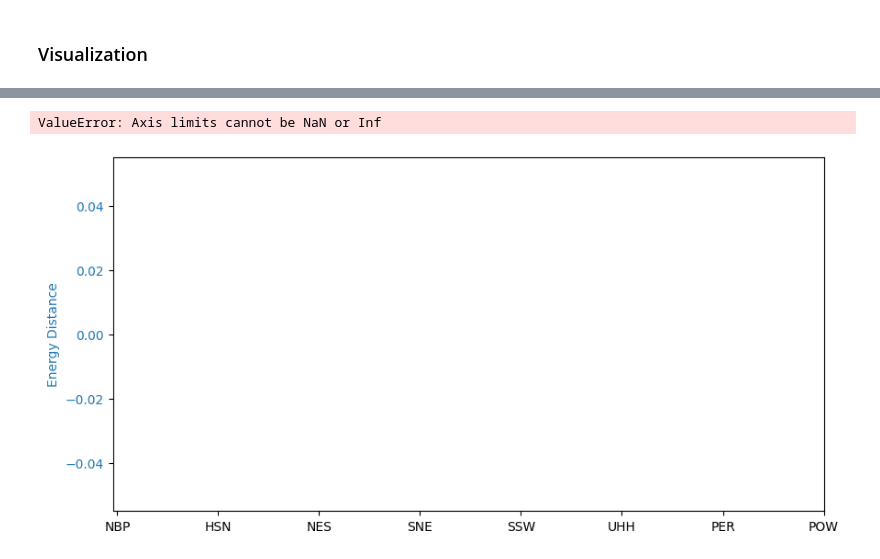
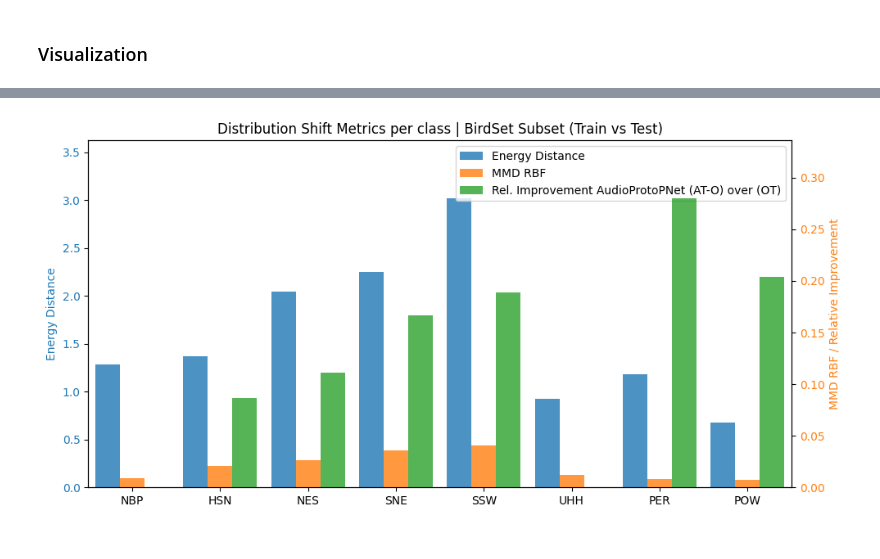
Before and after one commit to DBD-research-group/UncertainBird, a Jupyter notebook: notebooks/distribution-shift/Distribution_Shift_BirdSet.ipynb, the cells around one changed output, grey strips where cells are left out. Saved outputs shown, nothing was run; the diff lists cells and outputs as text; code cells hidden in the pictures.

```diff
--- a/notebooks/distribution-shift/Distribution_Shift_BirdSet.ipynb
+++ b/notebooks/distribution-shift/Distribution_Shift_BirdSet.ipynb
@@ -368,3 +395,7 @@ torch.save(data, "/workspace/data_birdset/processed_birdset_waveforms_labels.pt"
+# %%
+# load data from disk
+import torch
+data = torch.load("/workspace/data_birdset/processed_birdset_waveforms_embeddings_labels_metrics.pt")
 # %% [markdown]
 ### Compute MMD and Energy distance on waveforms
 # %%
@@ -470,0 +527,32 @@ dict_keys(['train', 'test', 'energy_distance_train_test', 'mmd_rbf_train_test',
+# %%
+# compute based on embeddings
+from uncertainbird.utils.distributionshift import energy_distance, mmd_rbf, frechet_distance
+for subset in data.keys():
+    for split in ["train", "test"]:
+        print(f"Processing subset {subset} split {split}")
+        embeddings = data[subset][split]["embeddings"]
+        labels = data[subset][split]["labels"]
+        print(f"Subset {subset} Split {split}: Embeddings shape: {embeddings.shape}, Labels shape: {labels.shape}")
+    # distance between train and test splits
+    if "train" in data[subset] and "test" in data[subset]:
+        x_train = data[subset]["train"]["embeddings"].float()
+        x_test = data[subset]["test"]["embeddings"].float()
+        # x_train/test shape: (N, 1, T) -> (N, T)
+        if x_train.dim() == 3 and x_train.size(1) == 1:
+            x_train = x_train.squeeze(1)
+        if x_test.dim() == 3 and x_test.size(1) == 1:
+            x_test = x_test.squeeze(1)
+        # check if shapes align otherwise use the min length
+        min_length = min(x_train.shape[0], x_test.shape[0])
+        x_train = x_train[:min_length]
+        x_test = x_test[:min_length]
+        ed = energy_distance(x_train, x_test)
+        print(f"Subset {subset}: Energy distance between train and test embeddings: {ed}")
+        data[subset]["embedding_energy_distance_train_test"] = ed
+        # mmd
+        mmd = mmd_rbf(x_train, x_test)
+        print(f"Subset {subset}: MMD RBF between train and test embeddings: {mmd}")
+        data[subset]["embedding_mmd_rbf_train_test"] = mmd
+        fid = frechet_distance(x_train, x_test)
+        print(f"Subset {subset}: Frechet Distance between train and test embeddings: {fid}")
+        data[subset]["embedding_frechet_distance_train_test"] = fid
@@ -611,36 +783,35 @@ ax1.set_xticks(x)
 ax1.set_xticklabels(subsets)
 ax1.set_ylim(0, max(energy_distances) * 1.2)
 ax1.set_xlim(x[0] - group_width / 2, x[-1] + group_width / 2)
 
 ax2 = ax1.twinx()
 color2 = "C1"
 bars2 = ax2.bar(x, mmd_values, width, label="MMD RBF", color=color2, alpha=0.8)
 bars3 = ax2.bar(
     x + width,
     rel_improvements,
     width,
     label="Rel. Improvement AudioProtoPNet (AT-O) over (OT)",
     color="C2",
     alpha=0.8,
 )
 
 lower = min(0, min(mmd_values), min(rel_improvements))
 upper = max(max(mmd_values), max(rel_improvements))
 ax2.set_ylabel("MMD RBF / Relative Improvement", color=color2)
 ax2.tick_params(axis="y", labelcolor=color2)
 ax2.set_ylim(lower * 1.2, upper * 1.2 if upper > 0 else 0.1)
 
-plt.title("Distribution Shift Metrics per BirdSet Subset (Train vs Test)")
+plt.title("Distribution Shift Metrics per class | BirdSet Subset (Train vs Test)")
 
 handles1, labels1 = ax1.get_legend_handles_labels()
 handles2, labels2 = ax2.get_legend_handles_labels()
 ax1.legend(handles1 + handles2, labels1 + labels2, loc="upper right")
 
 fig.tight_layout()
 plt.show()
 # %% [output]
-ValueError: Axis limits cannot be NaN or Inf
-[figure, old version]
+[figure, new version]
 # %%
 # plott the correlation between energy distance and performance improvement
 import matplotlib.pyplot as plt
```
Also changed, not shown: parts of 24 cells of this notebook, 1 other file.
